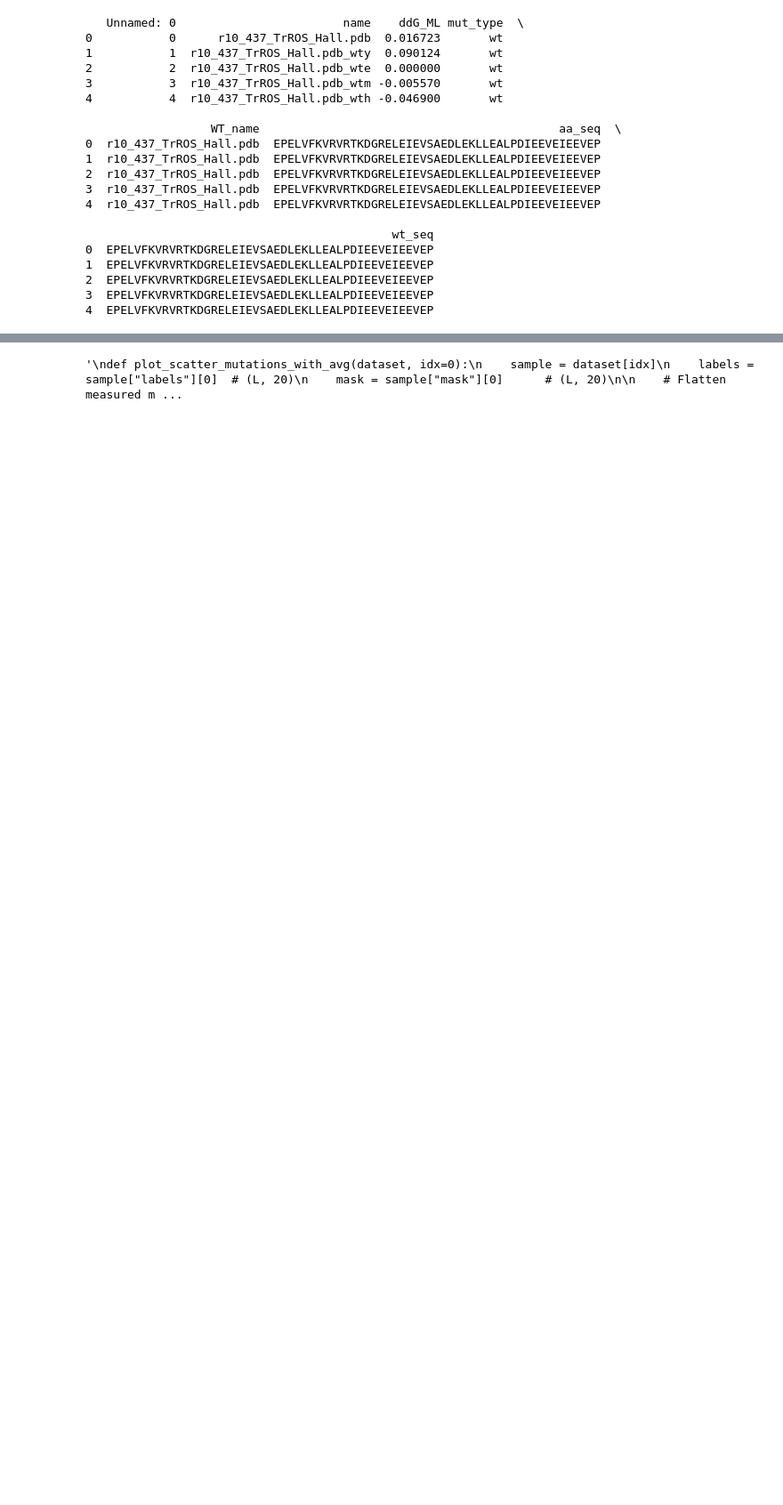
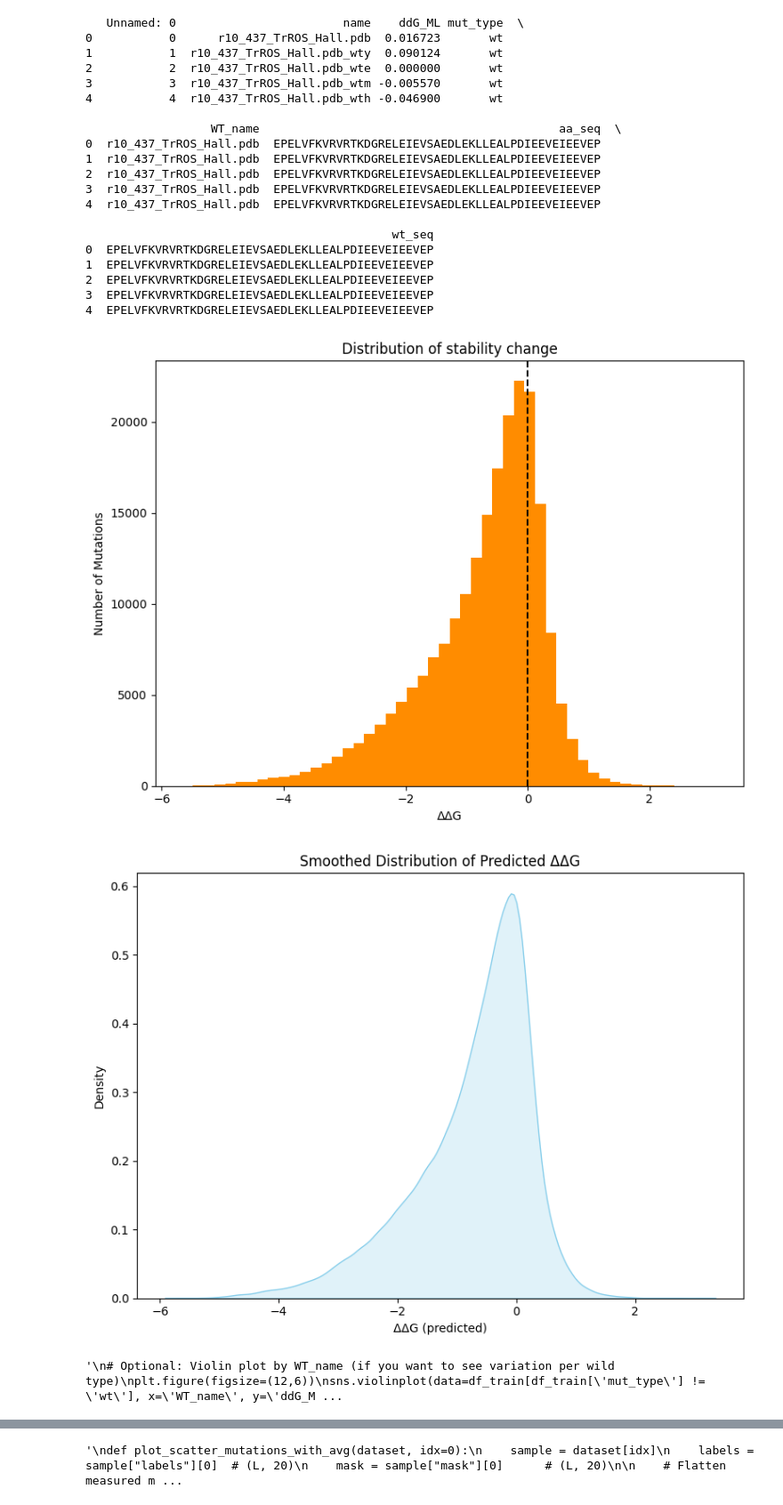
Before and after one commit to tpayer-eng/tn, a Jupyter notebook: project-tn/dataexploration_n_sequence.ipynb, the cells around one changed output, grey strips where cells are left out. Shown at 89% size. Drawn from its saved outputs; the diff is of its cells as text; code cells hidden in the pictures; blank space fills up the shorter version.

```diff
--- a/project-tn/dataexploration_n_sequence.ipynb
+++ b/project-tn/dataexploration_n_sequence.ipynb
@@ -121,6 +121,45 @@ print(df_train.head())
 2  EPELVFKVRVRTKDGRELEIEVSAEDLEKLLEALPDIEEVEIEEVEP
 3  EPELVFKVRVRTKDGRELEIEVSAEDLEKLLEALPDIEEVEIEEVEP
 4  EPELVFKVRVRTKDGRELEIEVSAEDLEKLLEALPDIEEVEIEEVEP
+# %%
+import matplotlib.pyplot as plt
+import seaborn as sns
+
+# Extract all ΔΔG values for mutations (exclude wild type)
+ddg_values = df_train[df_train['mut_type'] != 'wt']['ddG_ML']
+
+# Histogram
+plt.figure(figsize=(8,6))
+plt.hist(ddg_values, bins=50, color='darkorange')
+plt.axvline(0, color="black", linestyle="--")
+plt.xlabel("ΔΔG")
+plt.ylabel("Number of Mutations")
+plt.title("Distribution of stability change")
+plt.tight_layout()
+plt.show()
+
+# Seaborn density plot (smoothed distribution)
+plt.figure(figsize=(8,6))
+sns.kdeplot(ddg_values, fill=True, color='skyblue')
+plt.xlabel("ΔΔG (predicted)")
+plt.ylabel("Density")
+plt.title("Smoothed Distribution of Predicted ΔΔG")
+plt.tight_layout()
+plt.show()
+'''
+# Optional: Violin plot by WT_name (if you want to see variation per wild type)
+plt.figure(figsize=(12,6))
+sns.violinplot(data=df_train[df_train['mut_type'] != 'wt'], x='WT_name', y='ddG_ML')
+plt.xticks(rotation=90)
+plt.ylabel("ΔΔG")
+plt.xlabel("Wild Type")
+plt.title("ΔΔG Distribution per Wild Type")
+plt.tight_layout()
+plt.show()'''
+# %% [output]
+[figure, added]
+[figure, added]
+'\n# Optional: Violin plot by WT_name (if you want to see variation per wild type)\nplt.figure(figsize=(12,6))\nsns.violinplot(data=df_train[df_train[\'mut_type\'] != \'wt\'], x=\'WT_name\', y=\'ddG_M ...
 # %%
 
 # get one sample
```
Also changed, not shown: parts of 9 cells of this notebook, 2 other files.
